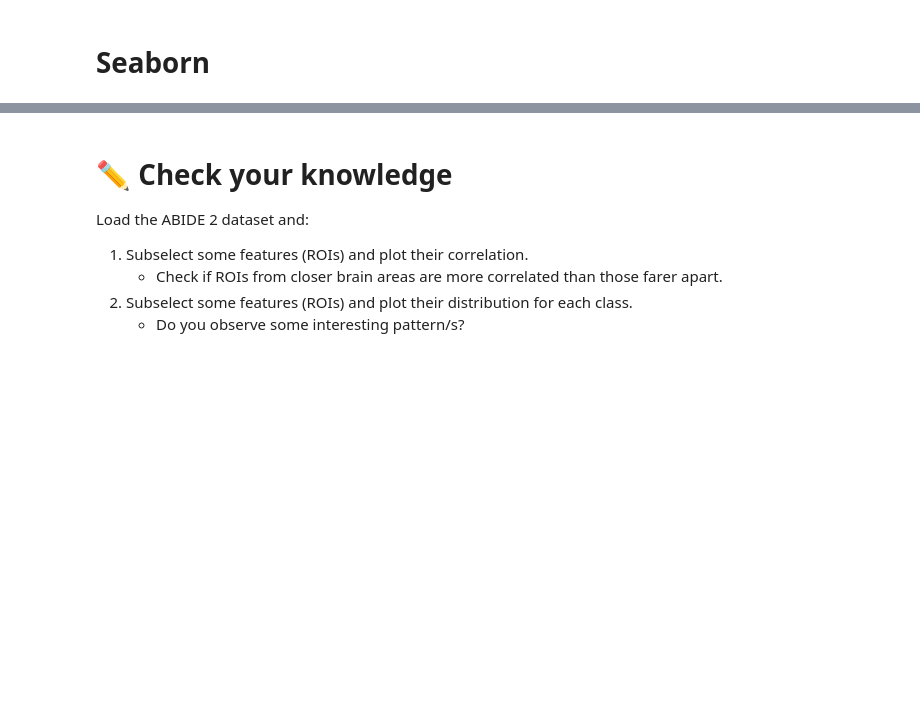
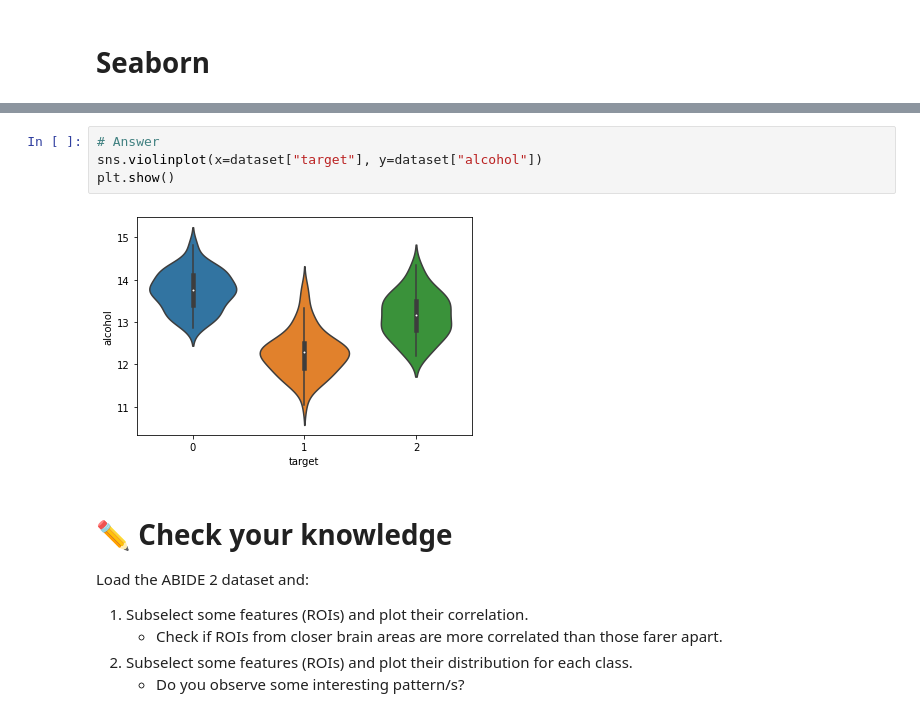
Before and after one commit to martinagvilas/ML-Vis-BrainHack-2021, a Jupyter notebook: notebooks/05-visualization.ipynb, the cells around one changed output, grey strips where cells are left out. Saved outputs shown, nothing was run; the diff lists cells and outputs as text; blank space fills up the shorter version.

```diff
--- a/notebooks/05-visualization.ipynb
+++ b/notebooks/05-visualization.ipynb
@@ -189,3 +276,9 @@ plt.show()
+# %%
+# Answer
+sns.violinplot(x=dataset["target"], y=dataset["alcohol"])
+plt.show()
+# %% [output]
+[figure, added]
 # %% [markdown]
 # ✏️ Check your knowledge
 
```
Also changed, not shown: parts of 39 cells of this notebook, 2 other files.
